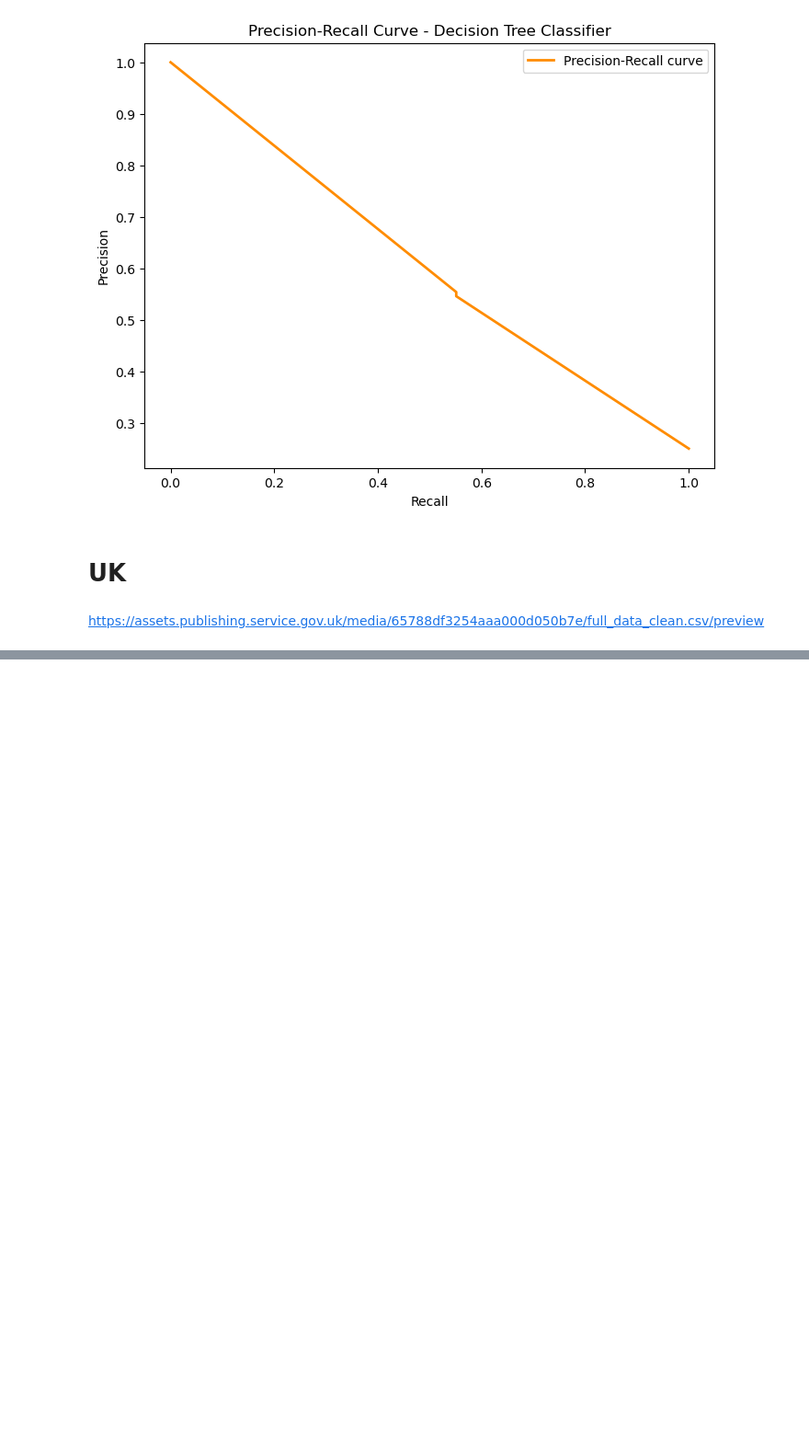
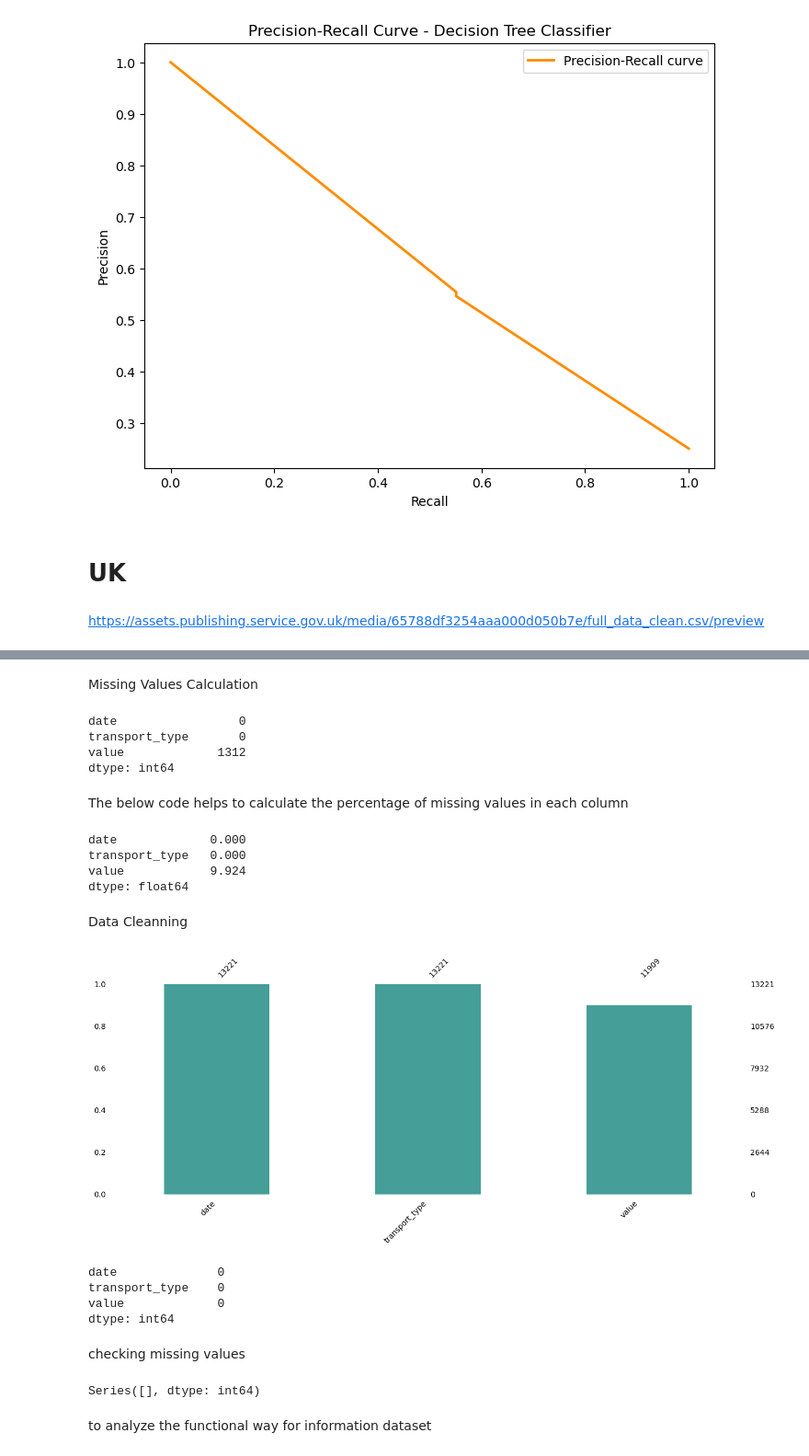
Before and after one commit to SedaColasan/Transport, a Jupyter notebook: transport.ipynb, the cells around one changed output, grey strips where cells are left out. Shown at 92% size. Drawn from its saved outputs; the diff is of its cells as text; code cells hidden in the pictures; blank space fills up the shorter version.

```diff
--- a/transport.ipynb
+++ b/transport.ipynb
@@ -917,0 +957,24 @@ en.head()
+# %% [markdown]
+Missing Values Calculation
+# %%
+en.isnull().sum()
+# %% [output]
+date                 0
+transport_type       0
+value             1312
+dtype: int64
+# %% [markdown]
+The below code helps to calculate the percentage of missing values in each column
+# %%
+(en.isnull().sum()/(len(en)))*100
+# %% [output]
+date             0.000
+transport_type   0.000
+value            9.924
+dtype: float64
+# %% [markdown]
+Data Cleanning
+# %%
+msno.bar(en,figsize=(15, 5),fontsize=10,color = '#459E97');
+# %% [output]
+[figure, added]
@@ -917,0 +985,17 @@ en.head()
+# %%
+en.isnull().sum()
+# %% [output]
+date              0
+transport_type    0
+value             0
+dtype: int64
+# %% [markdown]
+checking missing values
+# %%
+missing = en.isnull().sum()
+missing = missing[missing > 0]
+missing
+# %% [output]
+Series([], dtype: int64)
+# %% [markdown]
+to analyze the functional way for information dataset
```
Also changed, not shown: parts of 26 cells of this notebook.
